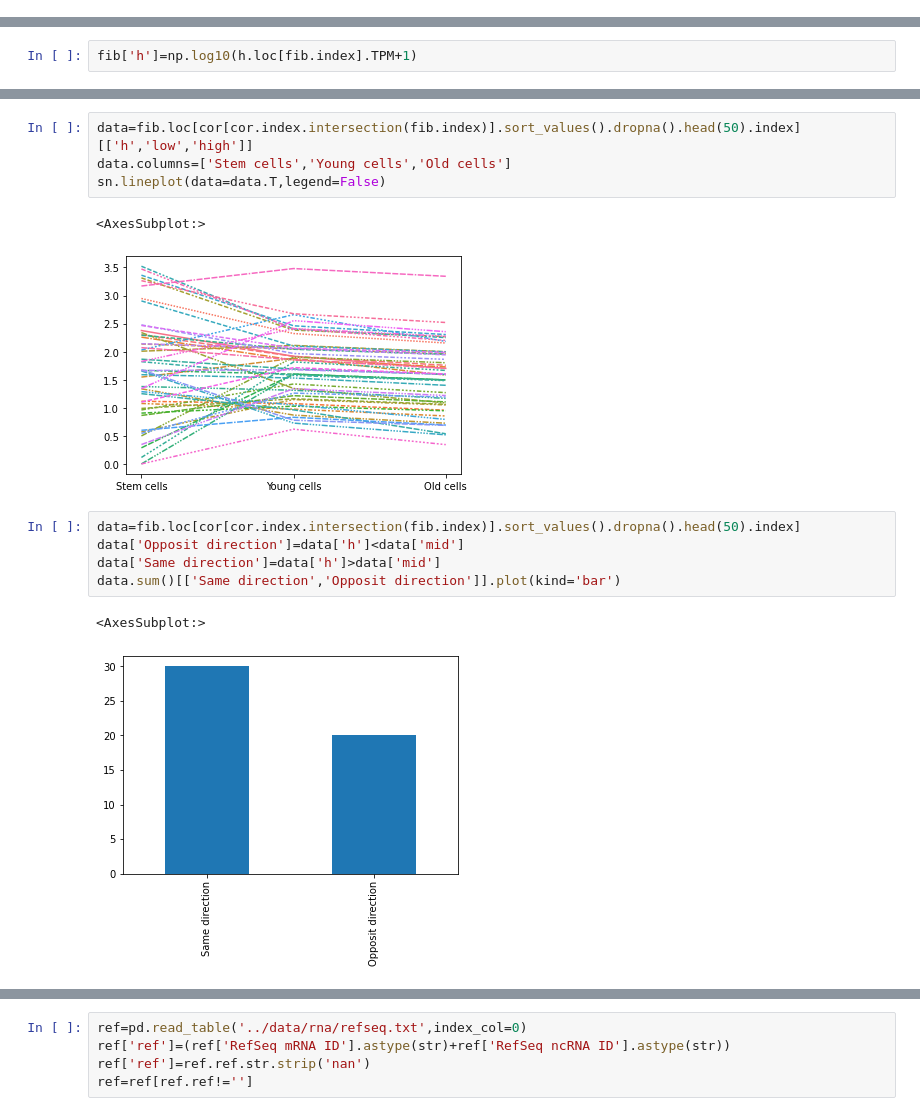
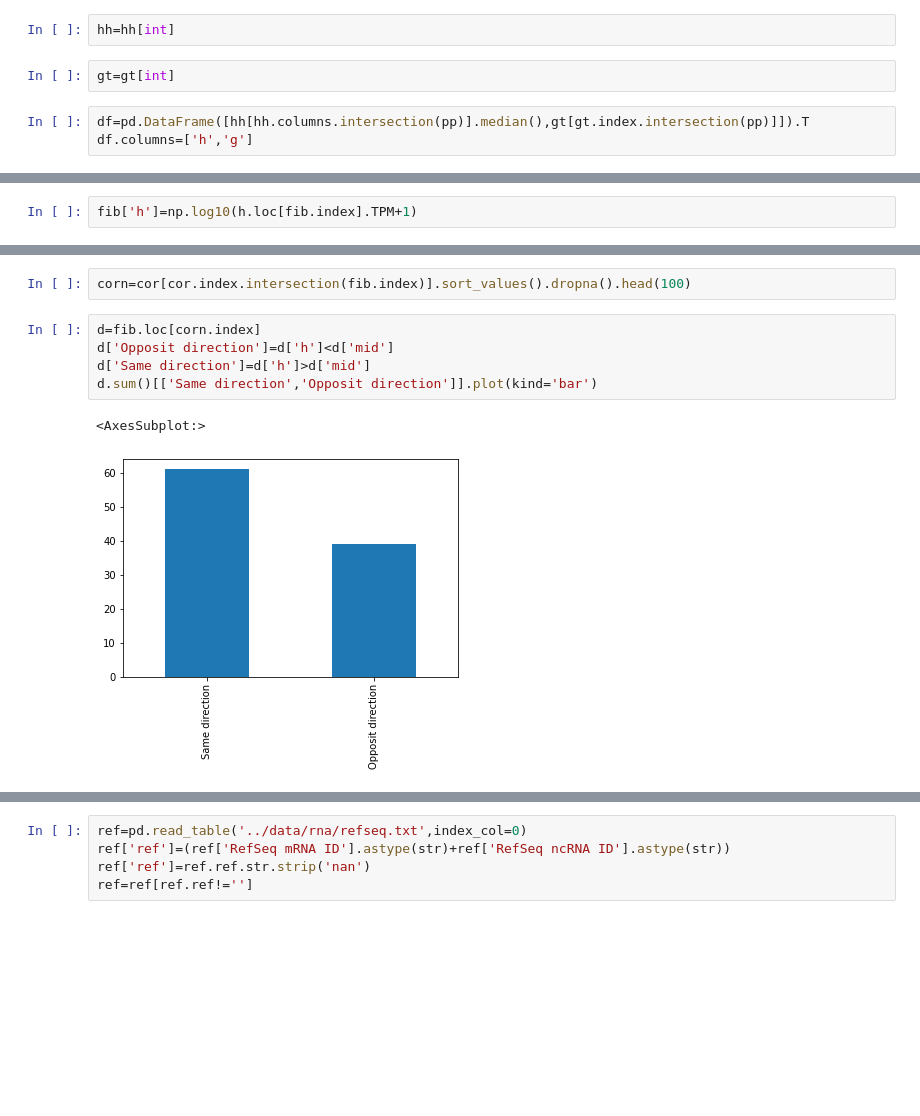
Before and after one commit to moqri/aging_2021, a Jupyter notebook: rna.ipynb, the cells around one changed output, grey strips where cells are left out. Drawn from its saved outputs; the diff is of its cells as text; blank space fills up the shorter version.

```diff
--- a/rna.ipynb
+++ b/rna.ipynb
@@ -142,0 +322,7 @@ fib=df.drop('age')
+# %%
+hh=hh[int]
+# %%
+gt=gt[int]
+# %%
+df=pd.DataFrame([hh[hh.columns.intersection(pp)].median(),gt[gt.index.intersection(pp)]]).T
+df.columns=['h','g']
@@ -197,18 +358,13 @@ data.sum()[['Same direction','Opposit direction']].plot(kind='bar')
 # %% [output]
 <AxesSubplot:>
 [figure]
-# %%
-data=fib.loc[cor[cor.index.intersection(fib.index)].sort_values().dropna().head(50).index][['h','low','high']]
-data.columns=['Stem cells','Young cells','Old cells']
-sn.lineplot(data=data.T,legend=False)
-# %% [output]
-<AxesSubplot:>
-[figure, removed]
+# %%
+corn=cor[cor.index.intersection(fib.index)].sort_values().dropna().head(100)
 # %%
-data=fib.loc[cor[cor.index.intersection(fib.index)].sort_values().dropna().head(50).index]
-data['Opposit direction']=data['h']<data['mid']
-data['Same direction']=data['h']>data['mid']
-data.sum()[['Same direction','Opposit direction']].plot(kind='bar')
+d=fib.loc[corn.index]
+d['Opposit direction']=d['h']<d['mid']
+d['Same direction']=d['h']>d['mid']
+d.sum()[['Same direction','Opposit direction']].plot(kind='bar')
 # %% [output]
 <AxesSubplot:>
-[figure, old version]
+[figure, new version]
```
Also changed, not shown: parts of 58 cells of this notebook, 2 other files.
